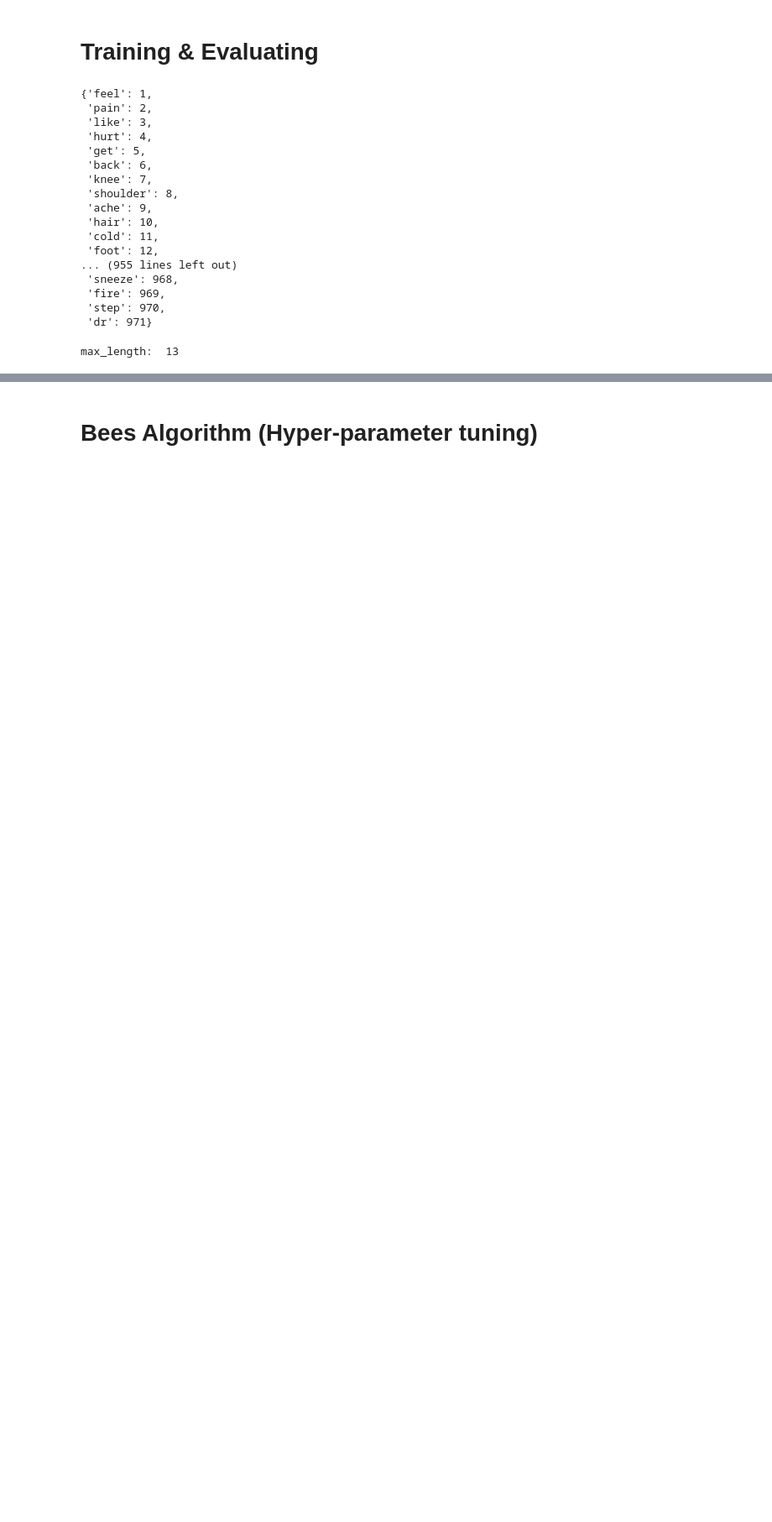
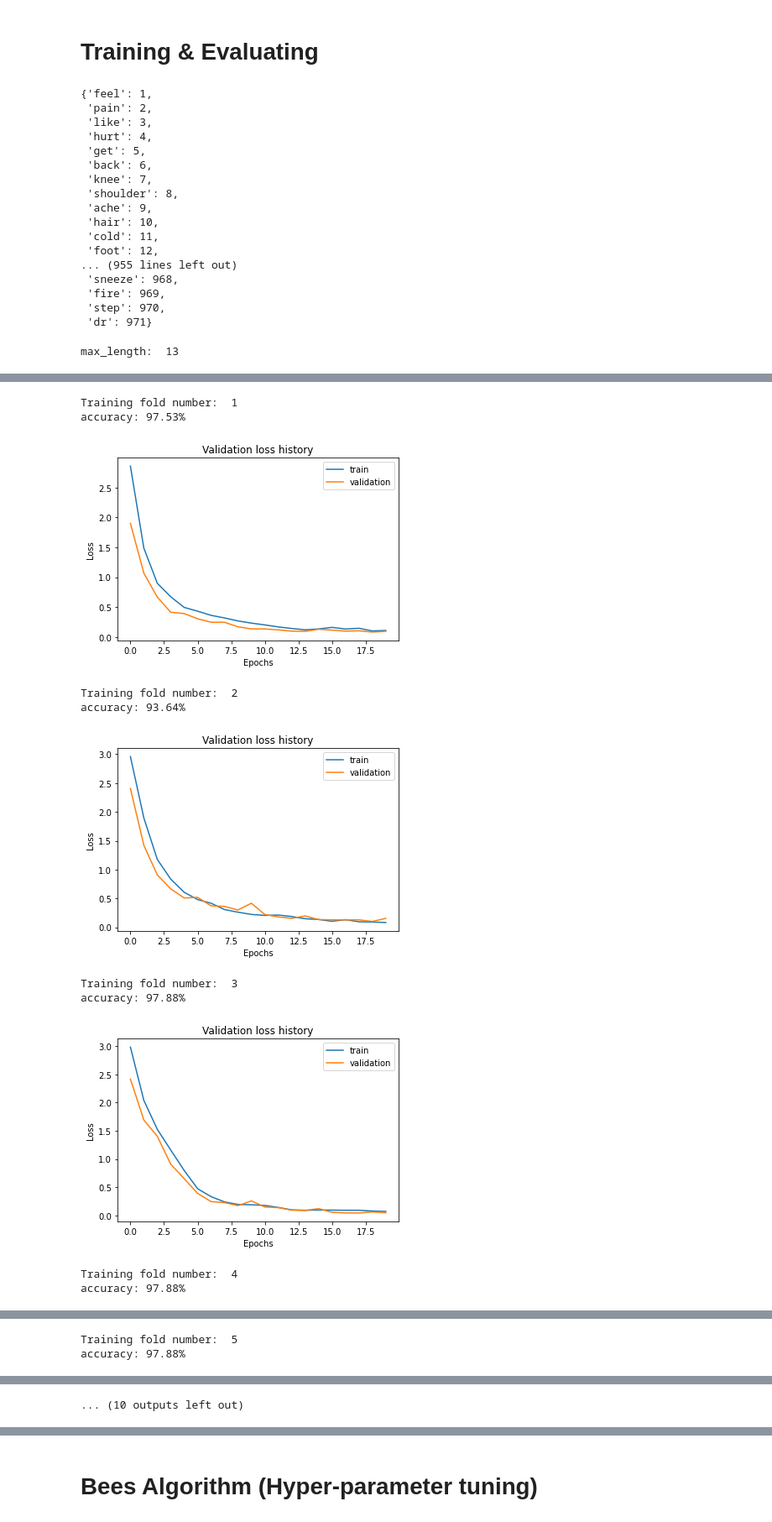
Before and after one commit to Mai-CS/OptBA, a Jupyter notebook: Ailment_Classification.ipynb, the cells around one changed output, grey strips where cells are left out. Shown at 84% size. Drawn from its saved outputs; the diff is of its cells as text; code cells hidden in the pictures; blank space fills up the shorter version.

```diff
--- a/Ailment_Classification.ipynb
+++ b/Ailment_Classification.ipynb
@@ -435,0 +445,5 @@ Average score: 96.57%
+# %%
+# save model
+model = LSTM()
+model.save("LSTM")
+# %% [output]
@@ -435,0 +453,11 @@ Average score: 96.57%
+Training fold number:  1
+accuracy: 97.53%
+[figure, added]
+Training fold number:  2
+accuracy: 93.64%
+[figure, added]
+Training fold number:  3
+accuracy: 97.88%
+[figure, added]
+Training fold number:  4
+accuracy: 97.88%
@@ -435,0 +465,2 @@ Average score: 96.57%
+Training fold number:  5
+accuracy: 97.88%
@@ -435,0 +470 @@ Average score: 96.57%
+... (10 outputs left out)
```
Also changed, not shown: parts of 19 cells of this notebook, 6 other files.
